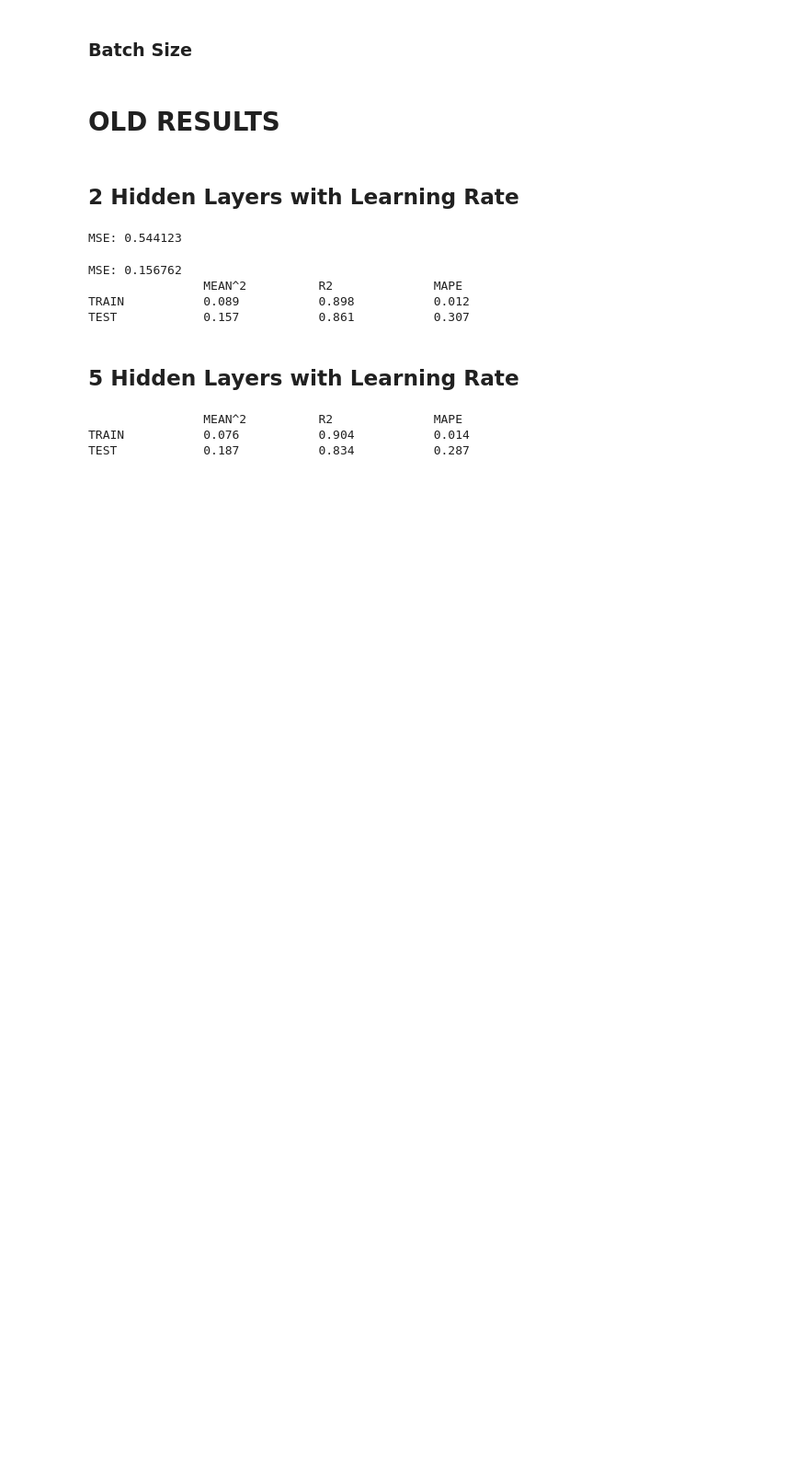
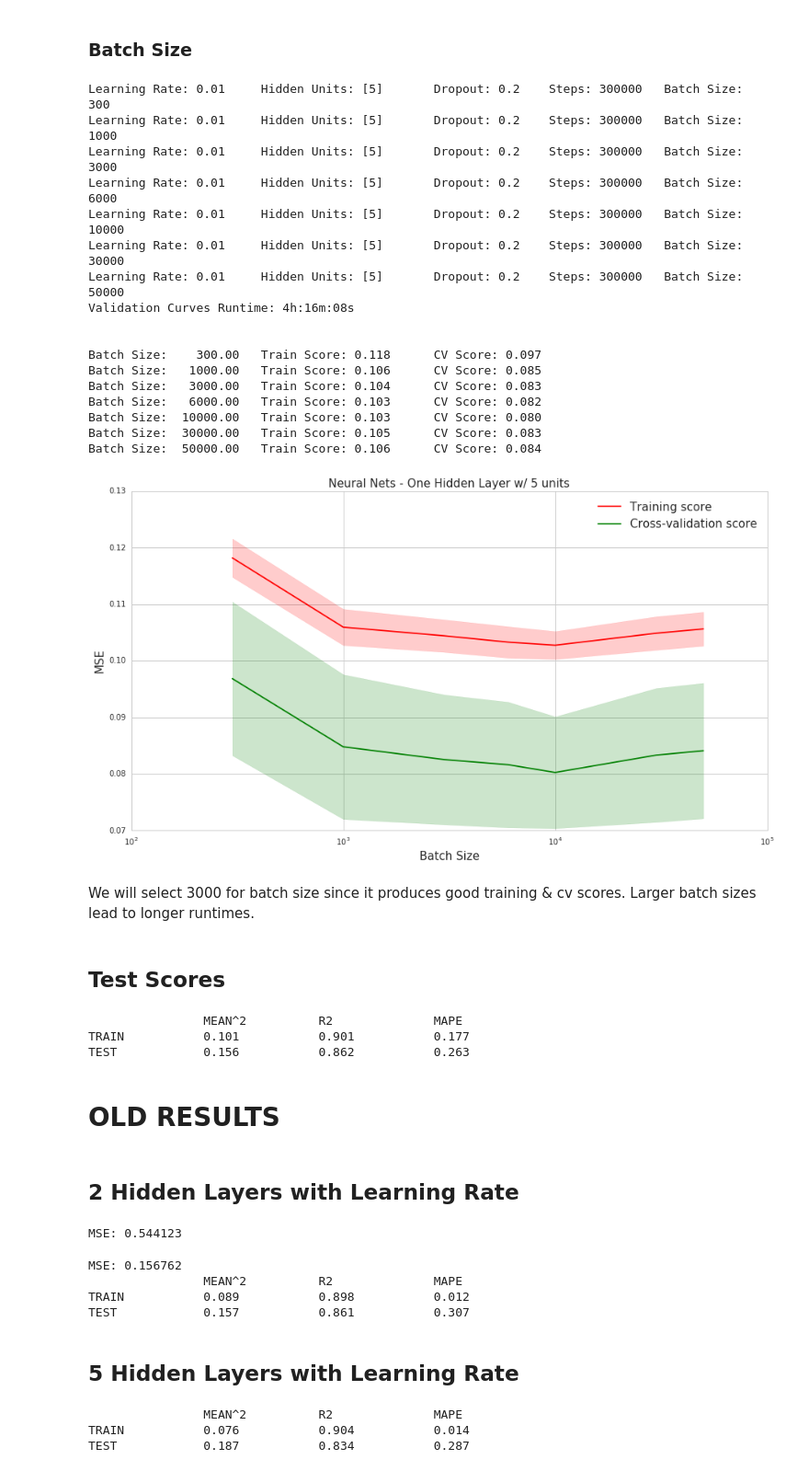
Before and after one commit to rvishakh/udacity, a Jupyter notebook: MLND/capstone/didi/implement_nn.ipynb, the cells around one changed output. Shown at 92% size. Cells and saved outputs as stored; diff of their text form; code cells hidden in the pictures; blank space fills up the shorter version.

```diff
--- a/MLND/capstone/didi/implement_nn.ipynb
+++ b/MLND/capstone/didi/implement_nn.ipynb
@@ -907,16 +932,55 @@ Lower or no dropout results in higher scores. However, using dropout ensures tha
 # %%
 plot_validation_curve(X=train_dataset,
                       y=train_labels,
                       param_name='Batch Size',
                       param_range=[300,1000,3000,6000,10000,30000,50000],
                       learning_list=[0.01],
                       hidden_list=[[5]],
-                      dropout_list=[?],
+                      dropout_list=[0.2],
                       steps_list=[300000],
                       batch_list=[300,1000,3000,6000,10000,30000,50000],
                       plot_title='Neural Nets - One Hidden Layer w/ 5 units',
                       x_label='Batch Size',
                       y_label='MSE')
+# %% [output]
+Learning Rate: 0.01     Hidden Units: [5]       Dropout: 0.2    Steps: 300000   Batch Size:   300
+Learning Rate: 0.01     Hidden Units: [5]       Dropout: 0.2    Steps: 300000   Batch Size:  1000
+Learning Rate: 0.01     Hidden Units: [5]       Dropout: 0.2    Steps: 300000   Batch Size:  3000
+Learning Rate: 0.01     Hidden Units: [5]       Dropout: 0.2    Steps: 300000   Batch Size:  6000
+Learning Rate: 0.01     Hidden Units: [5]       Dropout: 0.2    Steps: 300000   Batch Size: 10000
+Learning Rate: 0.01     Hidden Units: [5]       Dropout: 0.2    Steps: 300000   Batch Size: 30000
+Learning Rate: 0.01     Hidden Units: [5]       Dropout: 0.2    Steps: 300000   Batch Size: 50000
+Validation Curves Runtime: 4h:16m:08s
+
+
+Batch Size:    300.00   Train Score: 0.118      CV Score: 0.097
+Batch Size:   1000.00   Train Score: 0.106      CV Score: 0.085
+Batch Size:   3000.00   Train Score: 0.104      CV Score: 0.083
+Batch Size:   6000.00   Train Score: 0.103      CV Score: 0.082
+Batch Size:  10000.00   Train Score: 0.103      CV Score: 0.080
+Batch Size:  30000.00   Train Score: 0.105      CV Score: 0.083
+Batch Size:  50000.00   Train Score: 0.106      CV Score: 0.084
+[figure, added]
+# %% [markdown]
+We will select 3000 for batch size since it produces good training & cv scores. Larger batch sizes lead to longer runtimes.
+# %% [markdown]
+## Test Scores
+# %%
+# Use the hyper parameters selected from the validation curves
+test_scores(X_train=train_dataset,
+            y_train=train_labels,
+            X_test=test_dataset,
+            y_test=test_labels,
+            learning_rate=0.01,
+            hidden_units=[5],
+            dropout=0.2,
+            steps=300000,
+            batch_size=3000
+            )
+# %% [output]
+                MEAN^2          R2              MAPE
+TRAIN           0.101           0.901           0.177
+TEST            0.156           0.862           0.263
 # %% [markdown]
 # OLD RESULTS
 # %% [markdown]
```
Also changed, not shown: parts of 5 cells of this notebook.
